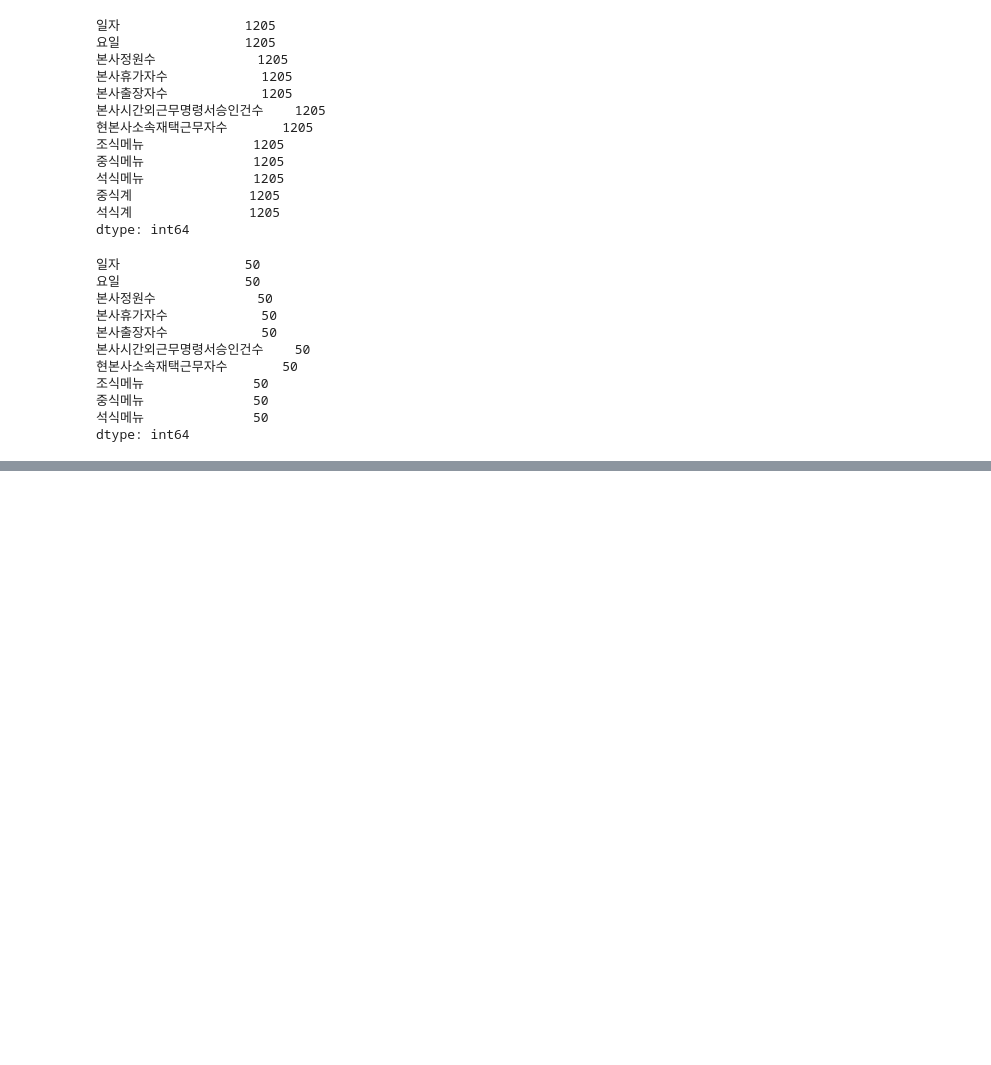
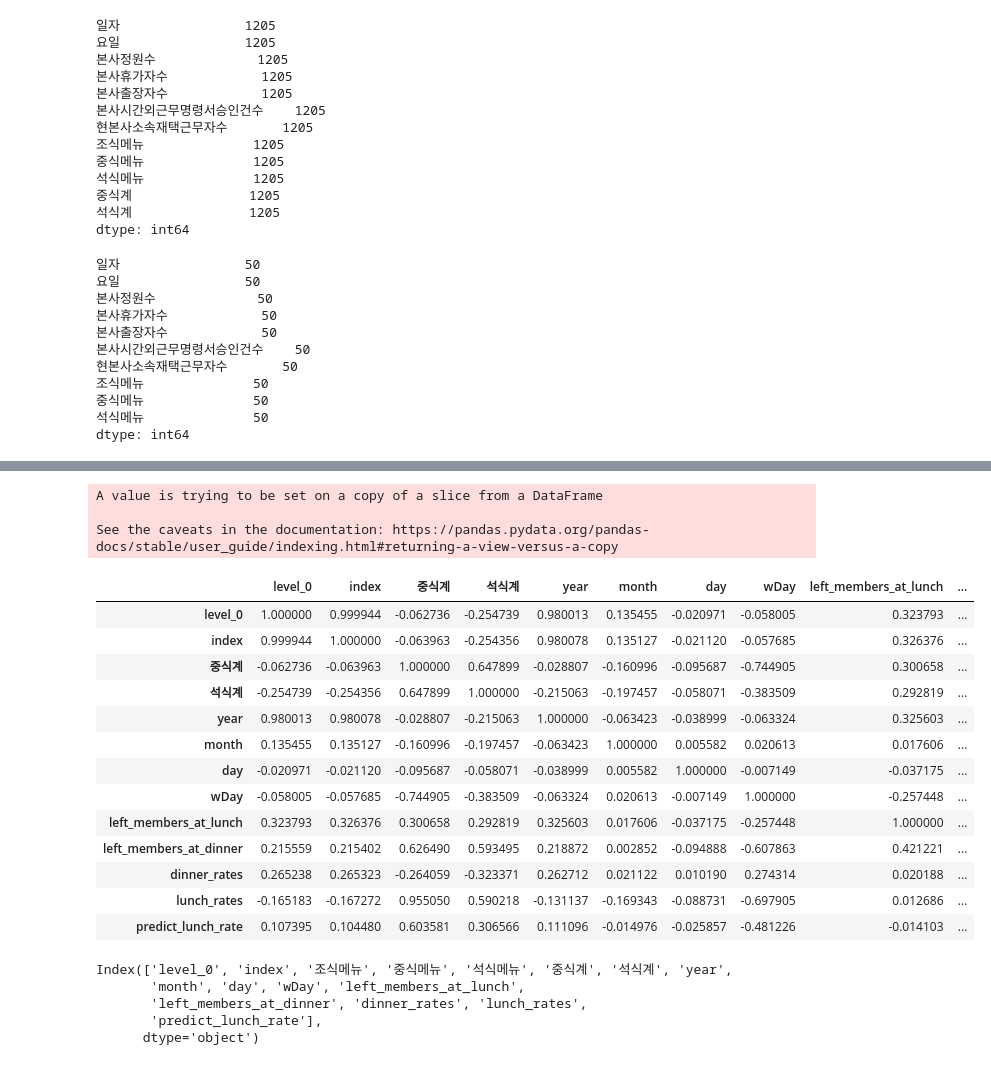
Before and after one commit to dlsdnjs96/Machine_Learning, a Jupyter notebook: cafeteria.ipynb, the cells around one changed output, grey strips where cells are left out. Cells and saved outputs as stored; diff of their text form; code cells hidden in the pictures; blank space fills up the shorter version.

```diff
--- a/cafeteria.ipynb
+++ b/cafeteria.ipynb
@@ -213,9 +198,6 @@ mySet2
 # %%
-menu = [[0 for col in range(2733)] for row in range(3)]
+menu = [[0 for col in range(len(mySet2))] for row in range(4)]
 #for i in range(0, len(mySet2)):
 menu[0] = list(mySet2)
-#menu[1]
-
-for i in menu[0]:
-  print(i)
+len(menu[0])
 # %% [output]
@@ -280,0 +229,37 @@ Streaming output truncated to the last 5000 lines.
+# %%
+for i in range(0, len(menu[3])):
+  if menu[2][i] == 0:
+    print(menu[0][i]+' '+(str)(menu[1][i])+' '+(str)(menu[2][i])+' '+(str)(menu[3][i]))
+  else:
+    menu[3][i] = menu[1][i] / menu[2][i]
+
+for i in range(0, len(menu[3])):
+  if menu[3][i] == 0:
+    print(menu[0][i]+' '+(str)(menu[1][i])+' '+(str)(menu[2][i])+' '+(str)(menu[3][i]))
+# %%
+all_data['predict_lunch_rate'] = 0
+
+for i in range(0, len(all_data['중식메뉴'])):
+  rates = 0
+  count = 0
+
+  meals = all_data['중식메뉴'][i]
+  arr = meals.split(' ')
+  for j in arr:
+    for k in range(0, len(menu[0])):
+      if j == menu[0][k]:
+        #print(j+' '+menu[0][k]+' '+(str)(menu[3][k]))
+        rates += menu[3][k]
+        count += 1
+        #continue
+
+  if count > 0 :
+    all_data['predict_lunch_rate'][i] = rates / count
+  else:
+    print(all_data['중식메뉴'][i]+' '+(str)(rates))
+
+#all_data.head(20)
+# %% [output]
+A value is trying to be set on a copy of a slice from a DataFrame
+
+See the caveats in the documentation: https://pandas.pydata.org/pandas-docs/stable/user_guide/indexing.html#returning-a-view-versus-a-copy
@@ -280,0 +270,17 @@ Streaming output truncated to the last 5000 lines.
+# %%
+all_data.corr()
+# %% [output]
+|  | level_0 | index | 중식계 | 석식계 | year | month | day | wDay | left_members_at_lunch | ... |
+| level_0 | 1.000000 | 0.999944 | -0.062736 | -0.254739 | 0.980013 | 0.135455 | -0.020971 | -0.058005 | 0.323793 | ... |
+| index | 0.999944 | 1.000000 | -0.063963 | -0.254356 | 0.980078 | 0.135127 | -0.021120 | -0.057685 | 0.326376 | ... |
+| 중식계 | -0.062736 | -0.063963 | 1.000000 | 0.647899 | -0.028807 | -0.160996 | -0.095687 | -0.744905 | 0.300658 | ... |
+| 석식계 | -0.254739 | -0.254356 | 0.647899 | 1.000000 | -0.215063 | -0.197457 | -0.058071 | -0.383509 | 0.292819 | ... |
+| year | 0.980013 | 0.980078 | -0.028807 | -0.215063 | 1.000000 | -0.063423 | -0.038999 | -0.063324 | 0.325603 | ... |
+| month | 0.135455 | 0.135127 | -0.160996 | -0.197457 | -0.063423 | 1.000000 | 0.005582 | 0.020613 | 0.017606 | ... |
+| day | -0.020971 | -0.021120 | -0.095687 | -0.058071 | -0.038999 | 0.005582 | 1.000000 | -0.007149 | -0.037175 | ... |
+| wDay | -0.058005 | -0.057685 | -0.744905 | -0.383509 | -0.063324 | 0.020613 | -0.007149 | 1.000000 | -0.257448 | ... |
+| left_members_at_lunch | 0.323793 | 0.326376 | 0.300658 | 0.292819 | 0.325603 | 0.017606 | -0.037175 | -0.257448 | 1.000000 | ... |
+| left_members_at_dinner | 0.215559 | 0.215402 | 0.626490 | 0.593495 | 0.218872 | 0.002852 | -0.094888 | -0.607863 | 0.421221 | ... |
+| dinner_rates | 0.265238 | 0.265323 | -0.264059 | -0.323371 | 0.262712 | 0.021122 | 0.010190 | 0.274314 | 0.020188 | ... |
+| lunch_rates | -0.165183 | -0.167272 | 0.955050 | 0.590218 | -0.131137 | -0.169343 | -0.088731 | -0.697905 | 0.012686 | ... |
+| predict_lunch_rate | 0.107395 | 0.104480 | 0.603581 | 0.306566 | 0.111096 | -0.014976 | -0.025857 | -0.481226 | -0.014103 | ... |
@@ -280,0 +291,8 @@ Streaming output truncated to the last 5000 lines.
+# %%
+train.columns
+# %% [output]
+Index(['level_0', 'index', '조식메뉴', '중식메뉴', '석식메뉴', '중식계', '석식계', 'year',
+       'month', 'day', 'wDay', 'left_members_at_lunch',
+       'left_members_at_dinner', 'dinner_rates', 'lunch_rates',
+       'predict_lunch_rate'],
+      dtype='object')
```
Also changed, not shown: parts of 19 cells of this notebook.
